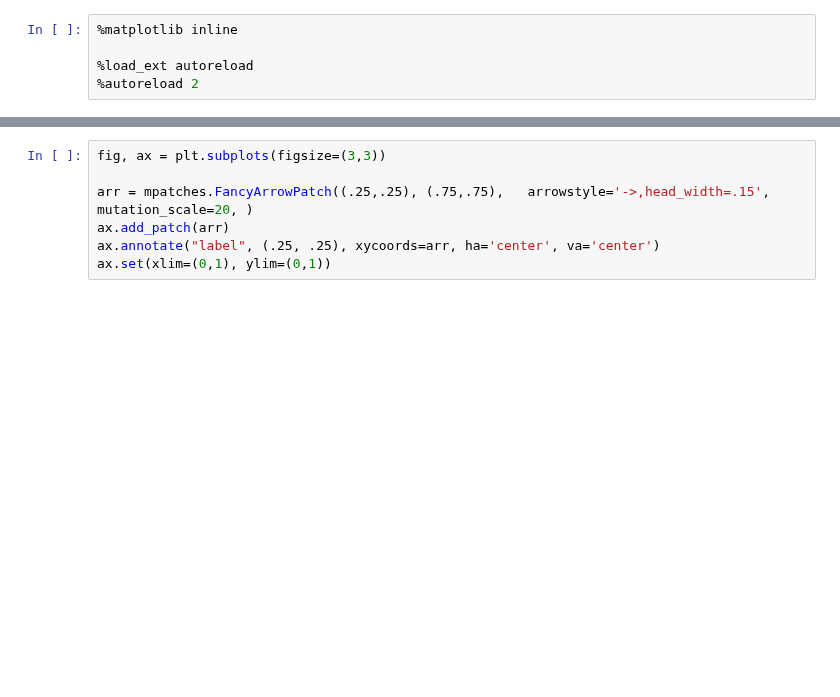
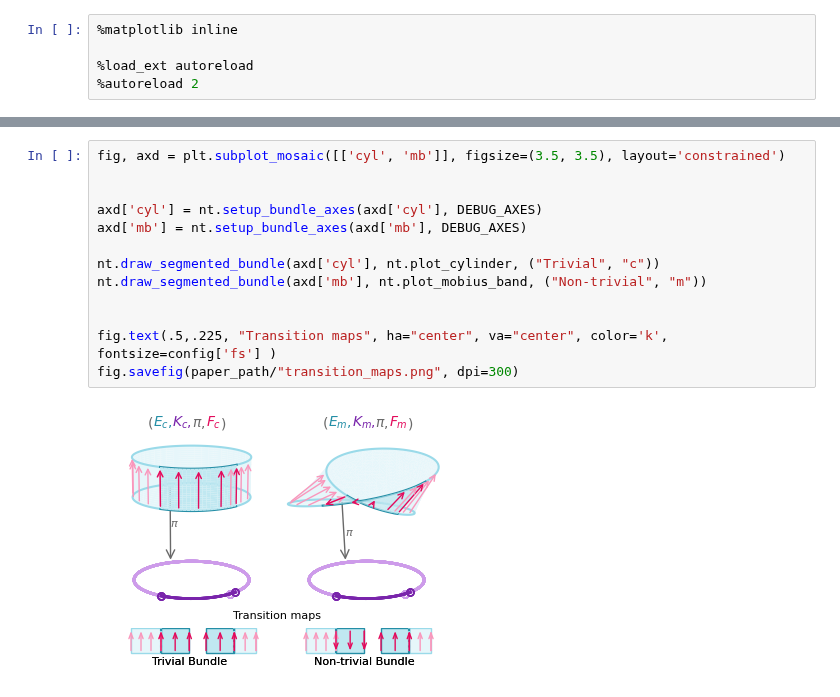
Before and after one commit to story645/team, a Jupyter notebook: paper/figcode/nontrivialbundle.ipynb, the cells around one changed output, grey strips where cells are left out. Cells and saved outputs as stored; diff of their text form; blank space fills up the shorter version.

```diff
--- a/paper/figcode/nontrivialbundle.ipynb
+++ b/paper/figcode/nontrivialbundle.ipynb
@@ -163,7 +156,15 @@ for subfig in [fig1,fig2]:
-# %%
-fig, ax = plt.subplots(figsize=(3,3))
-
-arr = mpatches.FancyArrowPatch((.25,.25), (.75,.75),   arrowstyle='->,head_width=.15', mutation_scale=20, )
-ax.add_patch(arr)
-ax.annotate("label", (.25, .25), xycoords=arr, ha='center', va='center')
-ax.set(xlim=(0,1), ylim=(0,1))
+# %%
+fig, axd = plt.subplot_mosaic([['cyl', 'mb']], figsize=(3.5, 3.5), layout='constrained')
+
+
+axd['cyl'] = nt.setup_bundle_axes(axd['cyl'], DEBUG_AXES)
+axd['mb'] = nt.setup_bundle_axes(axd['mb'], DEBUG_AXES)
+
+nt.draw_segmented_bundle(axd['cyl'], nt.plot_cylinder, ("Trivial", "c"))
+nt.draw_segmented_bundle(axd['mb'], nt.plot_mobius_band, ("Non-trivial", "m"))
+
+
+fig.text(.5,.225, "Transition maps", ha="center", va="center", color='k', fontsize=config['fs'] )
+fig.savefig(paper_path/"transition_maps.png", dpi=300)
+# %% [output]
+[figure, added]
```
Also changed, not shown: parts of 6 cells of this notebook, 13 other files.
